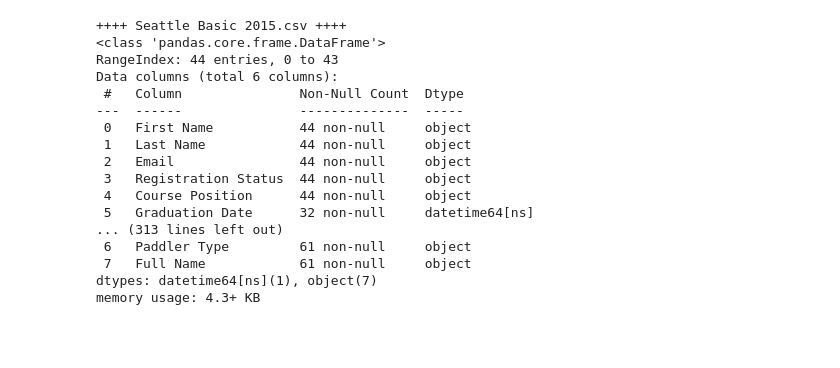
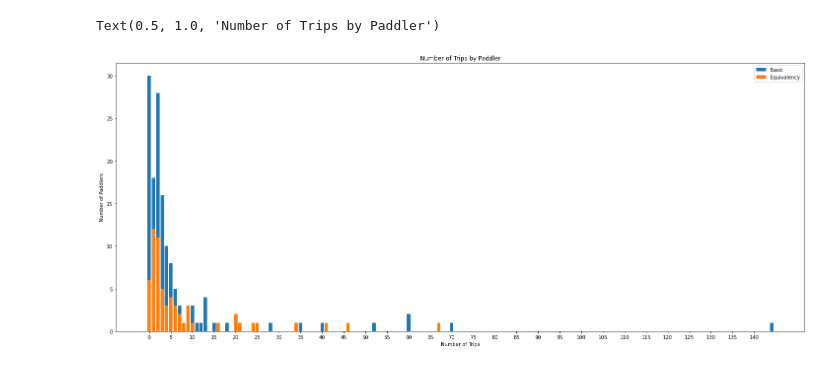
Before and after one commit to tomunger/mountaineersdata, a Jupyter notebook: paddleractivity.ipynb, the cells around one changed output. Drawn from its saved outputs; the diff is of its cells as text; code cells hidden in the pictures; blank space fills up the shorter version.

Commit message:
Clean up code Graph graduates per year

```diff
--- a/paddleractivity.ipynb
+++ b/paddleractivity.ipynb
@@ -51,5 +79,5 @@ ActivityTypeList = [ "Trip", "Clinic" ]
 # %%
-def LoadData (dataDirectory, rosterFileBase, rosterCols: FileCols, activityFileBase, activityCols: FileCols, paddlerType, dateList, activityTypeList):
+def LoadData (dataDirectory, rosterFileBase, rosterCols: FileCols, activityFileBase, activityCols: FileCols, paddlerType, dateList, activityCategoryList):
 	roster = None
 	activity = None
 	for date in dateList:
@@ -57,19 +85,16 @@ def LoadData (dataDirectory, rosterFileBase, rosterCols: FileCols, activityFileB
 		# Load the roster
 		#
 		fileName = f"{rosterFileBase} {date}.csv"
-		print (f"++++ {fileName} ++++")
 		filePath = Path(dataDirectory, fileName)
 		ctm = rosterCols.colTypeMap
 		r = pd.read_csv(filePath, usecols=rosterCols.allCols, parse_dates=rosterCols.dateCols, dtype=ctm)
-		r.info()
 		# Drop people who did not graduate
-		r = r[r["Course Position"].isin(["Graduate", "Equivalent"])]
+		r = r[r[C_COURSEPOSITION].isin(COURSEPOSITION_LIST)]
 
 		# Fix columns that should contain empty string, not NaN and drop rows that still have NaN
 		for n in rosterCols.fixnaCols:
 			r[n].fillna('')
 		r.dropna(inplace=True)
-
 
 		if roster is None:
 			roster = r
@@ -83,7 +108,6 @@ def LoadData (dataDirectory, rosterFileBase, rosterCols: FileCols, activityFileB
 		fileName = f"{activityFileBase} {date}.csv"
 		filePath = Path(dataDirectory, fileName)
 		a = pd.read_csv(filePath, usecols=activityCols.allCols, parse_dates=activityCols.dateCols, dtype=activityCols.colTypeMap)
-		a.info()
 
 		# Fix columns that should contain empty string, not NaN and drop rows that still have NaN
 		for n in activityCols.fixnaCols:
@@ -91,46 +115,31 @@ def LoadData (dataDirectory, rosterFileBase, rosterCols: FileCols, activityFileB
 		a.dropna(inplace=True)
 
 		# Limit to Sea Kayaking and specific activity category
-		a = a[ (a["Activity Type"] == "Sea Kayaking") ]
-		a = a[ a["Activity Category"].isin(activityTypeList) ]
+		a = a[ (a[C_ACTIVITYTYPE] == AT_SEAKAYAKING) ]
+		a = a[ a[C_ACTIVITYCATEGORY].isin(activityCategoryList) ]
 		if activity is None:
 			activity = a
 		else:
 			activity = activity.append(a)
 
+	# Set paddler type and full name field for easier cross reference.
+	roster[C_PADDLERTYPE] = paddlerType
+	roster[C_FULLNAME] = roster[C_FIRSTNAME] + " " + roster[C_LASTNAME]
+	activity[C_FULLNAME] = activity[C_FIRSTNAME] + " " + activity[C_LASTNAME]
 
-
-	# Set paddler type and full name field for easier cross reference.
-	roster["Paddler Type"] = paddlerType
-	roster["Full Name"] = roster["First Name"] + " " + roster["Last Name"]
-	activity["Full Name"] = activity["First Name"] + " " + activity["Last Name"]
-
-	print ("Roster before return")
-	roster.info()
+	# Use full name as index.
+	roster.set_index(C_FULLNAME, inplace=True)
+	activity.set_index(C_FULLNAME, inplace=True)
 
 	return (roster, activity)
 
-(basicRoster, basicActivity) = LoadData(DataDirectory, BasicRosterFileBase, RosterFile, BasicActivityFileBase, ActivityFile, "Basic", BasicDates, ActivityTypeList)
+(basicRoster, basicActivity) = LoadData(DataDirectory, BasicRosterFileBase, RosterFile, BasicActivityFileBase, ActivityFile, PT_BASIC, BasicDates, ActivityCategoryList)
 #basicRoster.to_csv("BasicRoster.csv")
 #basicActivity.to_csv("BasicActivity.csv")
-(equivRoster, equivActivity) = LoadData(DataDirectory, EquivRosterFileBase, RosterFile, EquivActivityFileBase, ActivityFile, "Equivlency", EquivDates, ActivityTypeList)
+(equivRoster, equivActivity) = LoadData(DataDirectory, EquivRosterFileBase, RosterFile, EquivActivityFileBase, ActivityFile, PT_EQUIVALENCY, EquivDates, ActivityCategoryList)
 #equivRoster.to_csv("EquivRoster.csv")
 #equivActivity.to_csv("EquivActivity.csv")
+fullRoster = basicRoster.append(equivRoster)
+fullActivity = basicActivity.append(equivActivity)
+fullRoster.to_csv("fullRoster.csv")
+fullActivity.to_csv("fullActivity.csv")
-# %% [output]
-++++ Seattle Basic 2015.csv ++++
-<class 'pandas.core.frame.DataFrame'>
-RangeIndex: 44 entries, 0 to 43
-Data columns (total 6 columns):
- #   Column               Non-Null Count  Dtype
----  ------               --------------  -----
- 0   First Name           44 non-null     object
- 1   Last Name            44 non-null     object
- 2   Email                44 non-null     object
- 3   Registration Status  44 non-null     object
- 4   Course Position      44 non-null     object
- 5   Graduation Date      32 non-null     datetime64[ns]
-... (313 lines left out)
- 6   Paddler Type         61 non-null     object
- 7   Full Name            61 non-null     object
-dtypes: datetime64[ns](1), object(7)
-memory usage: 4.3+ KB
@@ -148,9 +146,26 @@ ax[1].set_title("Basic Class Paddlers")
+# %%
+# Calculate trip counts for entries on roster
+# Apply a lambda function on reach row.
+#   fullActivity.index == row.name
+# returns an array of True, False for index matching name.  sum() calculates sum of those, counting True as 1 and False a 0
+fullRoster[C_TRIPCOUNT] = fullRoster.apply(lambda row : sum(fullActivity.index == row.name), axis=1)
 # %%
 plt.figure(figsize=(25,10))
-b = max(equivRoster["Trip Count"].max(), basicRoster["Trip Count"].max())
-plt.hist(basicRoster["Trip Count"], bins=b, alpha=1.0, label="Basic")
-plt.hist(equivRoster["Trip Count"], bins=b, alpha=0.7, label="Equivlency")
+
+# Get trip count series for basic and equivalency paddlers
+btc = fullRoster[fullRoster[C_PADDLERTYPE] == PT_BASIC][C_TRIPCOUNT]
+etc = fullRoster[fullRoster[C_PADDLERTYPE] == PT_EQUIVALENCY][C_TRIPCOUNT]
+
+b = max(btc.max(), btc.max())
+
+# Graph the two
+plt.hist(btc, bins=btc.max(), alpha=1.0, label=PT_BASIC, align='left', rwidth=0.8)
+plt.hist(etc, bins=etc.max(), alpha=1.0, label=PT_EQUIVALENCY, align='left', rwidth=0.8)
 plt.xlabel("Number of Trips")
 plt.xticks(range(0,b,5))
 plt.ylabel("Number of Paddlers")
 plt.legend()
+plt.title("Number of Trips by Paddler")
+# %% [output]
+Text(0.5, 1.0, 'Number of Trips by Paddler')
+[figure, added]
```
Also changed, not shown: parts of 7 cells of this notebook.
